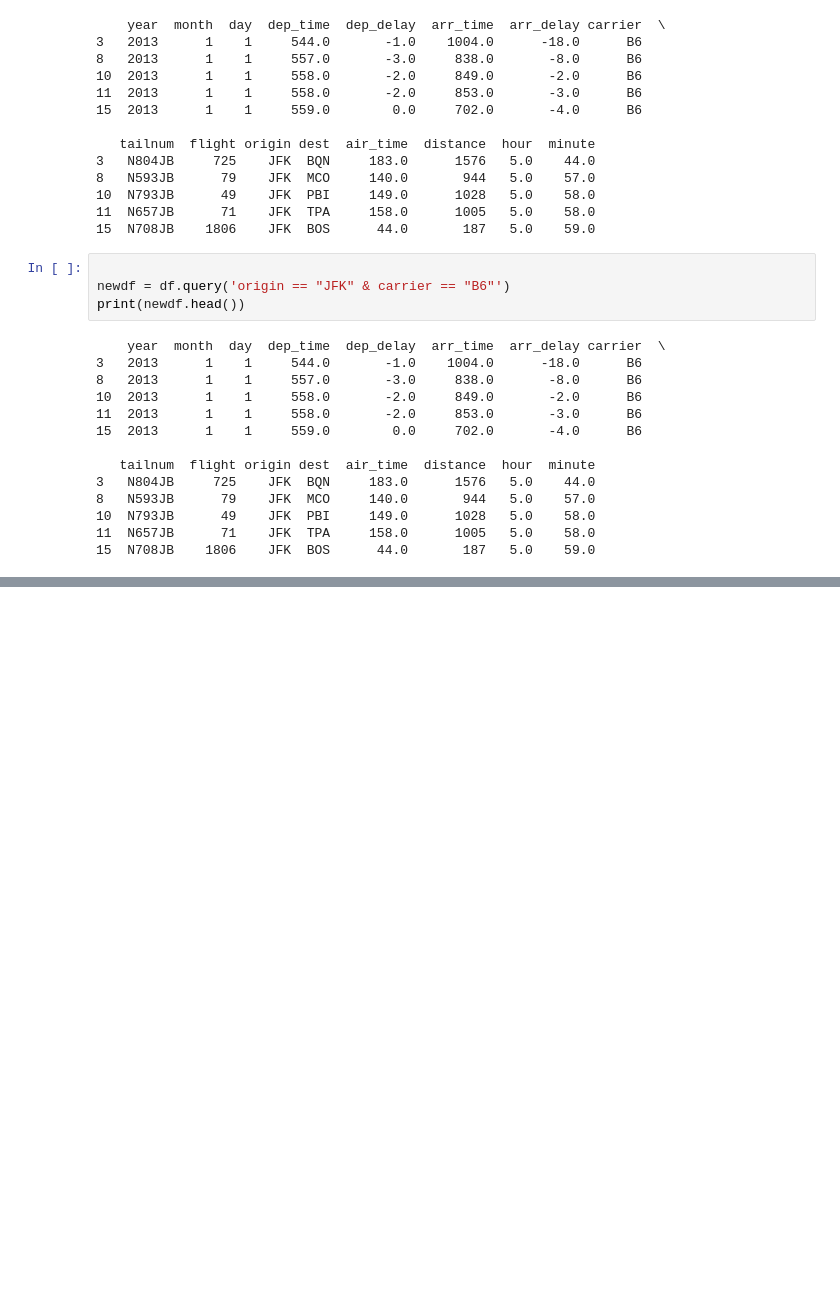
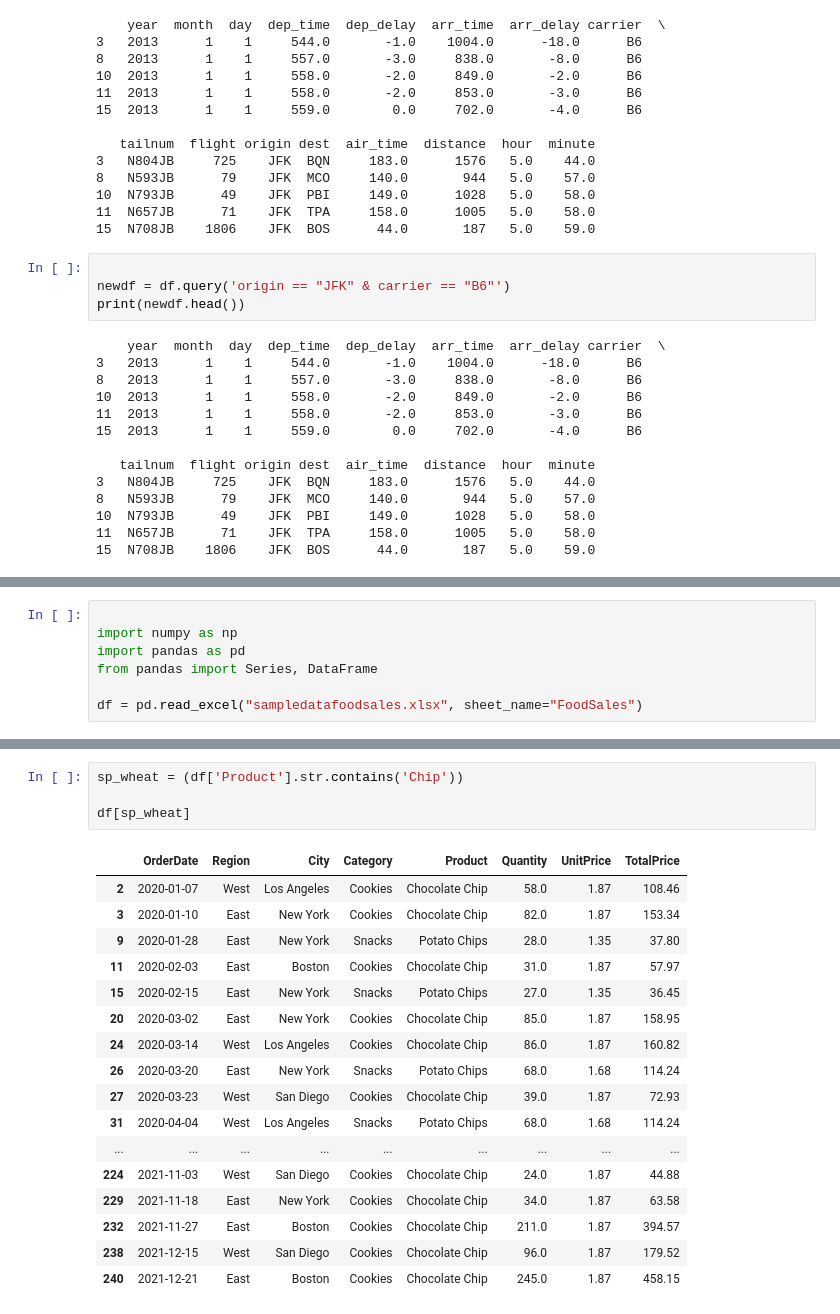
Before and after one commit to sledhead/python_core_test, a Jupyter notebook: pandas_test.ipynb, the cells around one changed output, grey strips where cells are left out. Cells and saved outputs as stored; diff of their text form; blank space fills up the shorter version.

Commit message:
pandas filter

```diff
--- a/pandas_test.ipynb
+++ b/pandas_test.ipynb
@@ -127,0 +141,7 @@ print(newdf.head())
+# %%
+
+import numpy as np
+import pandas as pd
+from pandas import Series, DataFrame
+
+df = pd.read_excel("sampledatafoodsales.xlsx", sheet_name="FoodSales")
@@ -127,0 +213,22 @@ print(newdf.head())
+# %%
+sp_wheat = (df['Product'].str.contains('Chip'))
+
+df[sp_wheat]
+# %% [output]
+|  | OrderDate | Region | City | Category | Product | Quantity | UnitPrice | TotalPrice |
+| 2 | 2020-01-07 | West | Los Angeles | Cookies | Chocolate Chip | 58.0 | 1.87 | 108.46 |
+| 3 | 2020-01-10 | East | New York | Cookies | Chocolate Chip | 82.0 | 1.87 | 153.34 |
+| 9 | 2020-01-28 | East | New York | Snacks | Potato Chips | 28.0 | 1.35 | 37.80 |
+| 11 | 2020-02-03 | East | Boston | Cookies | Chocolate Chip | 31.0 | 1.87 | 57.97 |
+| 15 | 2020-02-15 | East | New York | Snacks | Potato Chips | 27.0 | 1.35 | 36.45 |
+| 20 | 2020-03-02 | East | New York | Cookies | Chocolate Chip | 85.0 | 1.87 | 158.95 |
+| 24 | 2020-03-14 | West | Los Angeles | Cookies | Chocolate Chip | 86.0 | 1.87 | 160.82 |
+| 26 | 2020-03-20 | East | New York | Snacks | Potato Chips | 68.0 | 1.68 | 114.24 |
+| 27 | 2020-03-23 | West | San Diego | Cookies | Chocolate Chip | 39.0 | 1.87 | 72.93 |
+| 31 | 2020-04-04 | West | Los Angeles | Snacks | Potato Chips | 68.0 | 1.68 | 114.24 |
+| ... | ... | ... | ... | ... | ... | ... | ... | ... |
+| 224 | 2021-11-03 | West | San Diego | Cookies | Chocolate Chip | 24.0 | 1.87 | 44.88 |
+| 229 | 2021-11-18 | East | New York | Cookies | Chocolate Chip | 34.0 | 1.87 | 63.58 |
+| 232 | 2021-11-27 | East | Boston | Cookies | Chocolate Chip | 211.0 | 1.87 | 394.57 |
+| 238 | 2021-12-15 | West | San Diego | Cookies | Chocolate Chip | 96.0 | 1.87 | 179.52 |
+| 240 | 2021-12-21 | East | Boston | Cookies | Chocolate Chip | 245.0 | 1.87 | 458.15 |
```
Also changed, not shown: parts of 8 cells of this notebook.
